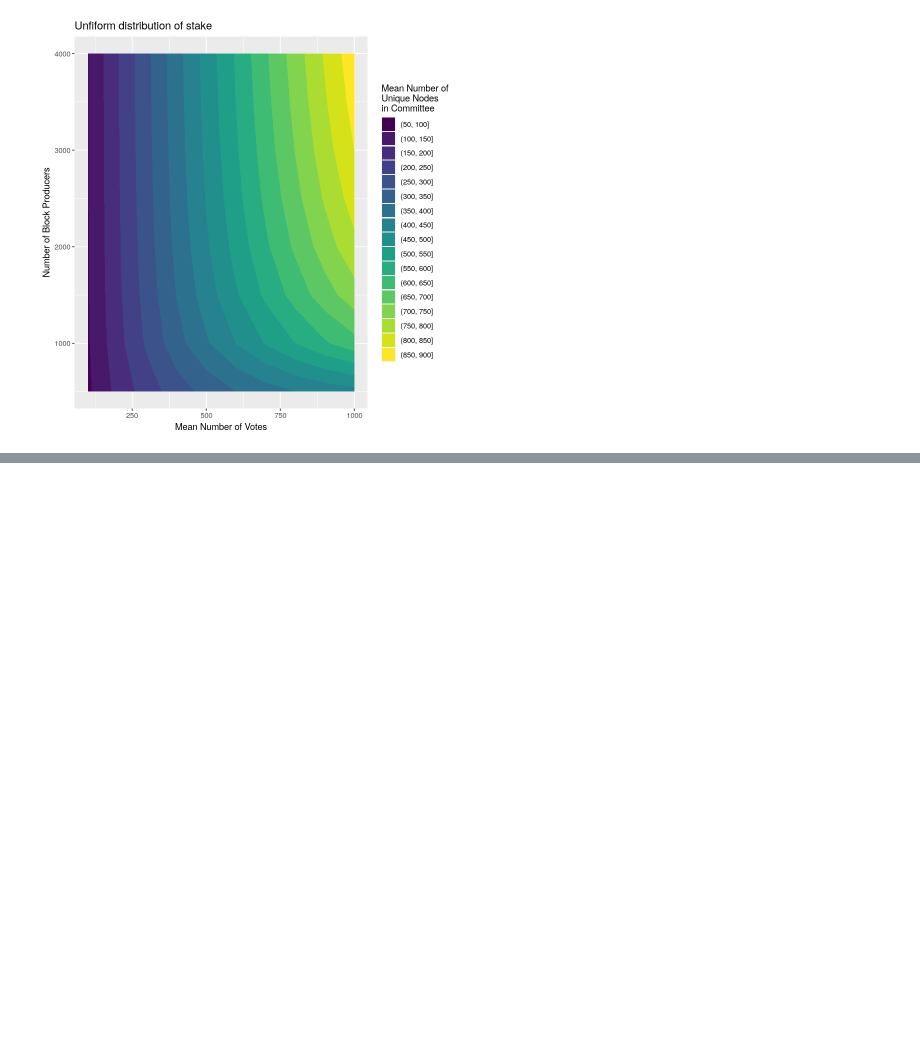
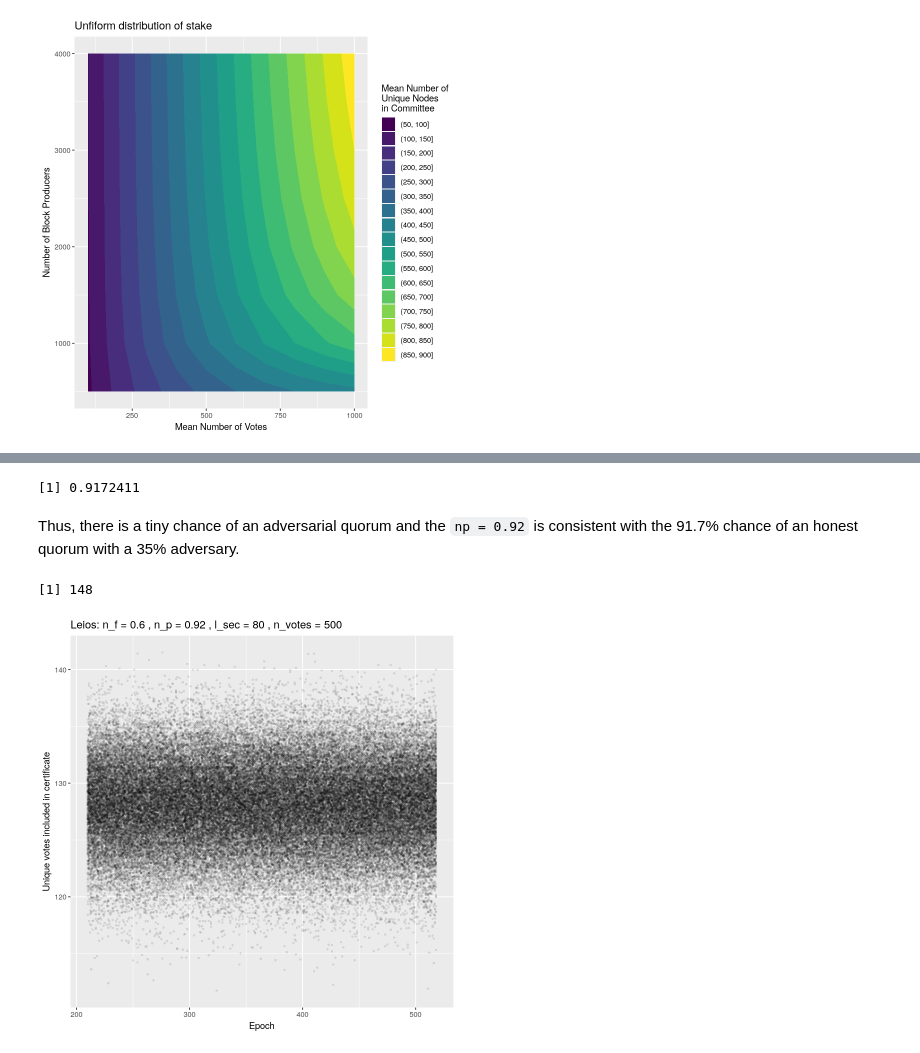
Before and after one commit to cardano-scaling/alba, a Jupyter notebook: analysis/stake_distribution.ipynb, the cells around one changed output, grey strips where cells are left out. Cells and saved outputs as stored; diff of their text form; code cells hidden in the pictures; blank space fills up the shorter version.

```diff
--- a/analysis/stake_distribution.ipynb
+++ b/analysis/stake_distribution.ipynb
@@ -144,0 +221,5 @@ ggsave("uniform_statistics.svg", width=8, height=6, units="in", dpi=200)
+# %%
+nf <- 0.60
+np <- 0.92
+l_sec <- 80
+n_votes <- 500
@@ -144,0 +254,21 @@ ggsave("uniform_statistics.svg", width=8, height=6, units="in", dpi=200)
+# %%
+1 - p_no_honest_quorum(0.35, 0.60, 500)
+# %% [output]
+[1] 0.9172411
+# %% [markdown]
+Thus, there is a tiny chance of an adversarial quorum and the `np = 0.92` is consistent with the 91.7% chance of an honest quorum with a 35% adversary.
+# %%
+alba_u(nf, np, l_sec)
+# %% [output]
+[1] 148
+# %%
+leiosCertVotes <- stakeDistribution[, .(`Unique votes included in certificate`=alba_votes(nf, np, l_sec, n_votes, `Stake [Fraction]`, 300)), by=.(`Epoch`)]
+# %%
+ggplot(
+    leiosCertVotes,
+    aes(x=`Epoch`, y=`Unique votes included in certificate`)
+) +
+    geom_jitter(size=1, alpha=0.1, shape=16, width=0, height=0.5) +
+    ggtitle(paste("Leios: n_f =", nf, ", n_p =", np, ", l_sec =", l_sec, ", n_votes =", n_votes))
+# %% [output]
+[figure, added]
```
Also changed, not shown: parts of 29 cells of this notebook, 4 other files.
